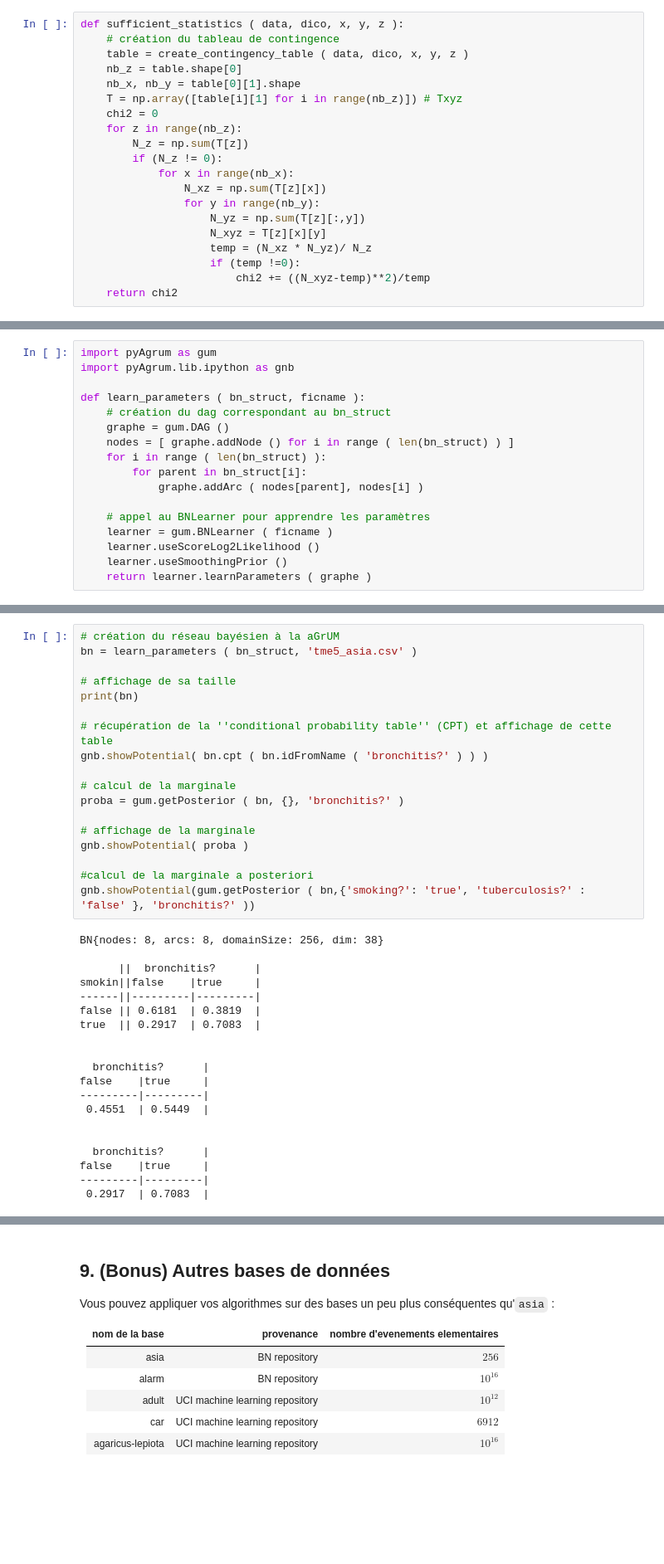
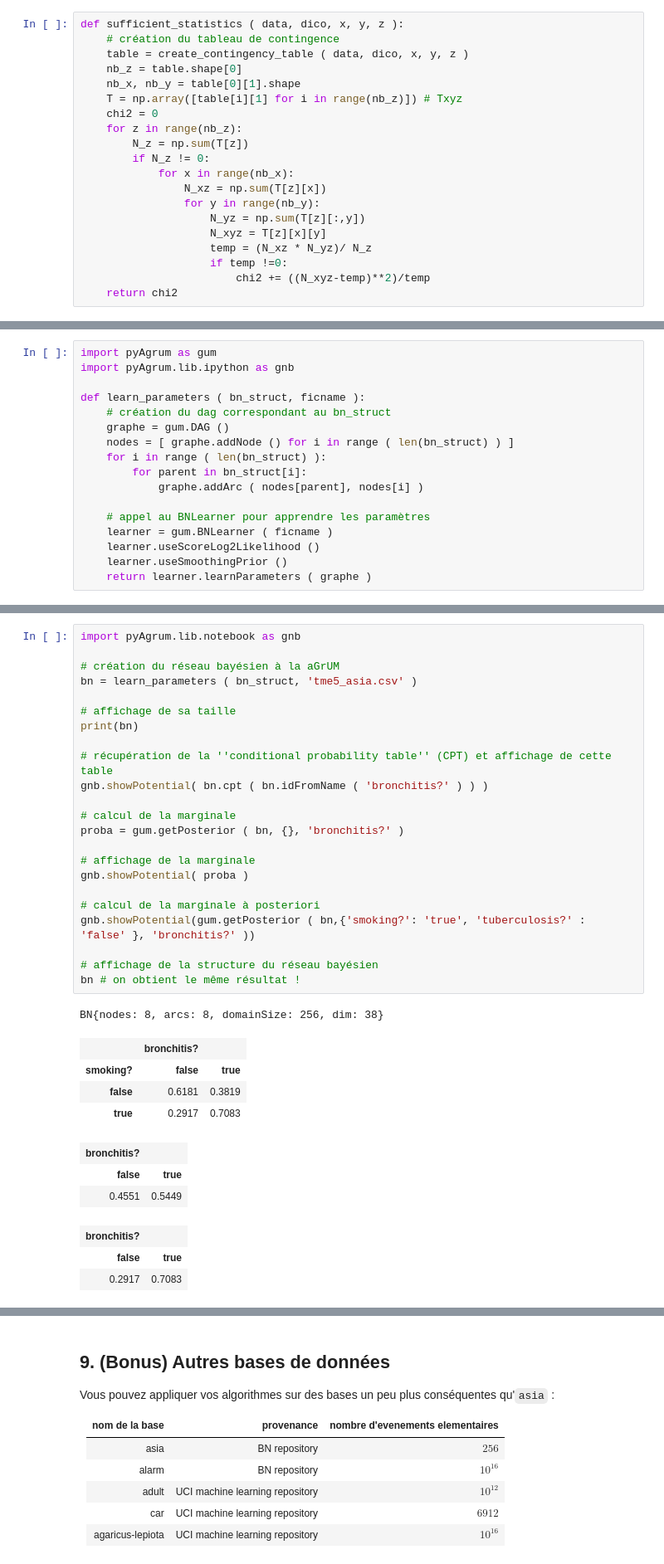
Before and after one commit to dataymeric/DAC, a Jupyter notebook: tme5/tme5.ipynb, the cells around one changed output, grey strips where cells are left out. Shown: that part at 83% size. Saved outputs shown, nothing was run; the diff lists cells and outputs as text; blank space fills up the shorter version.

````diff
--- a/tme5/tme5.ipynb
+++ b/tme5/tme5.ipynb
@@ -266,13 +246,13 @@ def sufficient_statistics ( data, dico, x, y, z ):
     chi2 = 0
     for z in range(nb_z):
         N_z = np.sum(T[z])
-        if (N_z != 0):
+        if N_z != 0:
             for x in range(nb_x):
                 N_xz = np.sum(T[z][x])
                 for y in range(nb_y):
                     N_yz = np.sum(T[z][:,y])
                     N_xyz = T[z][x][y]
                     temp = (N_xz * N_yz)/ N_z
-                    if (temp !=0):
+                    if temp !=0:
                         chi2 += ((N_xyz-temp)**2)/temp
     return chi2
@@ -666,40 +700,37 @@ gnb.showPotential( proba )
 gnb.showPotential(gum.getPosterior ( bn,{'smoking?': 'true', 'tuberculosis?' : 'false' }, 'bronchitis?' ))
 ```
 # %%
+import pyAgrum.lib.notebook as gnb
+
 # création du réseau bayésien à la aGrUM
 bn = learn_parameters ( bn_struct, 'tme5_asia.csv' )
 
 # affichage de sa taille
 print(bn)
 
 # récupération de la ''conditional probability table'' (CPT) et affichage de cette table
 gnb.showPotential( bn.cpt ( bn.idFromName ( 'bronchitis?' ) ) )
 
 # calcul de la marginale
 proba = gum.getPosterior ( bn, {}, 'bronchitis?' )
 
 # affichage de la marginale
 gnb.showPotential( proba )
 
-#calcul de la marginale a posteriori
+# calcul de la marginale à posteriori
 gnb.showPotential(gum.getPosterior ( bn,{'smoking?': 'true', 'tuberculosis?' : 'false' }, 'bronchitis?' ))
+
+# affichage de la structure du réseau bayésien
+bn # on obtient le même résultat !
 # %% [output]
 BN{nodes: 8, arcs: 8, domainSize: 256, dim: 38}
-
-      ||  bronchitis?      |
-smokin||false    |true     |
-------||---------|---------|
-false || 0.6181  | 0.3819  |
-true  || 0.2917  | 0.7083  |
-
-
-  bronchitis?      |
-false    |true     |
----------|---------|
- 0.4551  | 0.5449  |
-
-
-  bronchitis?      |
-false    |true     |
----------|---------|
- 0.2917  | 0.7083  |
+|  | bronchitis? |  |
+| smoking? | false | true |
+| false | 0.6181 | 0.3819 |
+| true | 0.2917 | 0.7083 |
+| bronchitis? |  |
+| false | true |
+| 0.4551 | 0.5449 |
+| bronchitis? |  |
+| false | true |
+| 0.2917 | 0.7083 |
````
Also changed, not shown: parts of 27 cells of this notebook, 9 other files.
